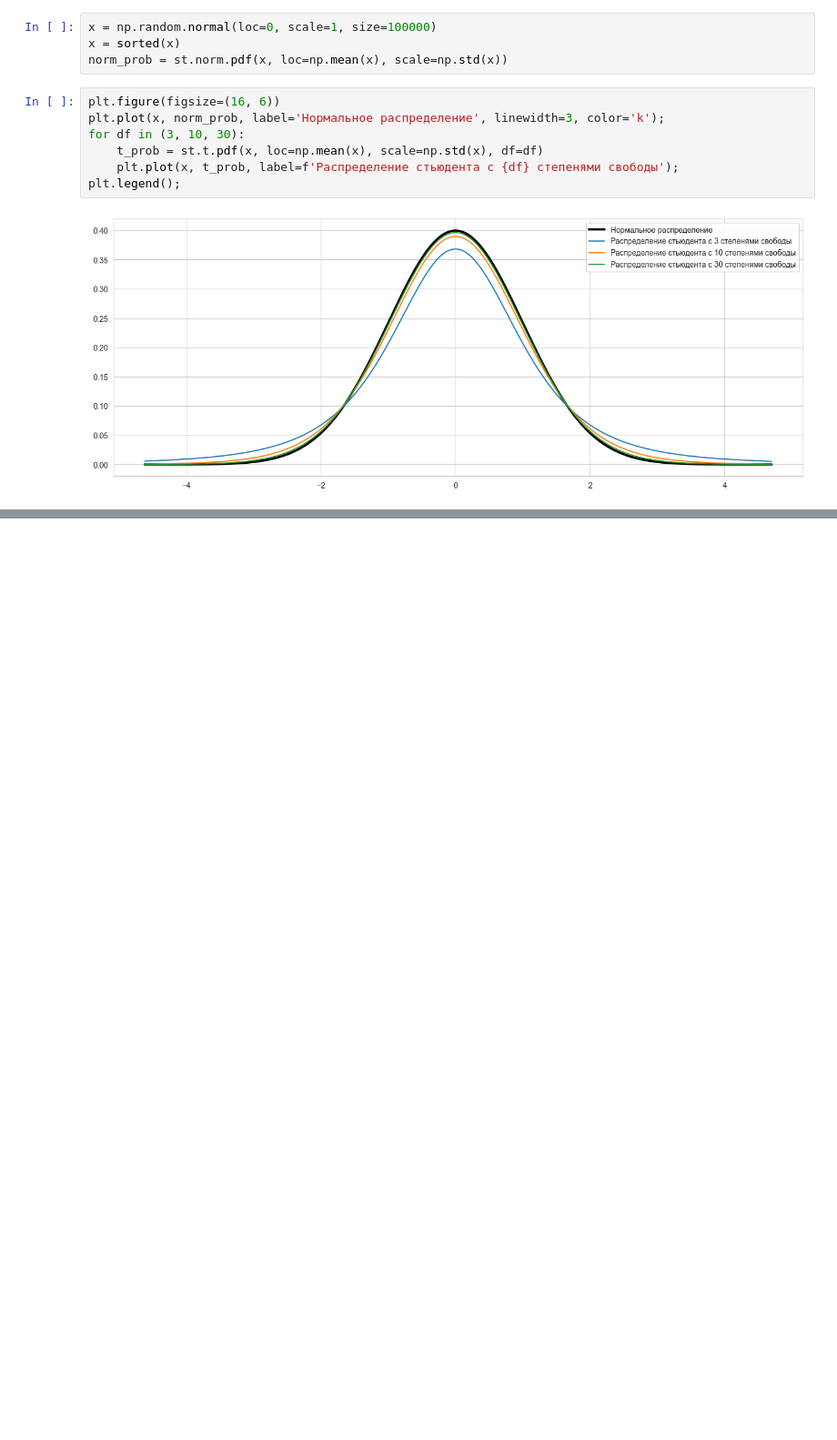
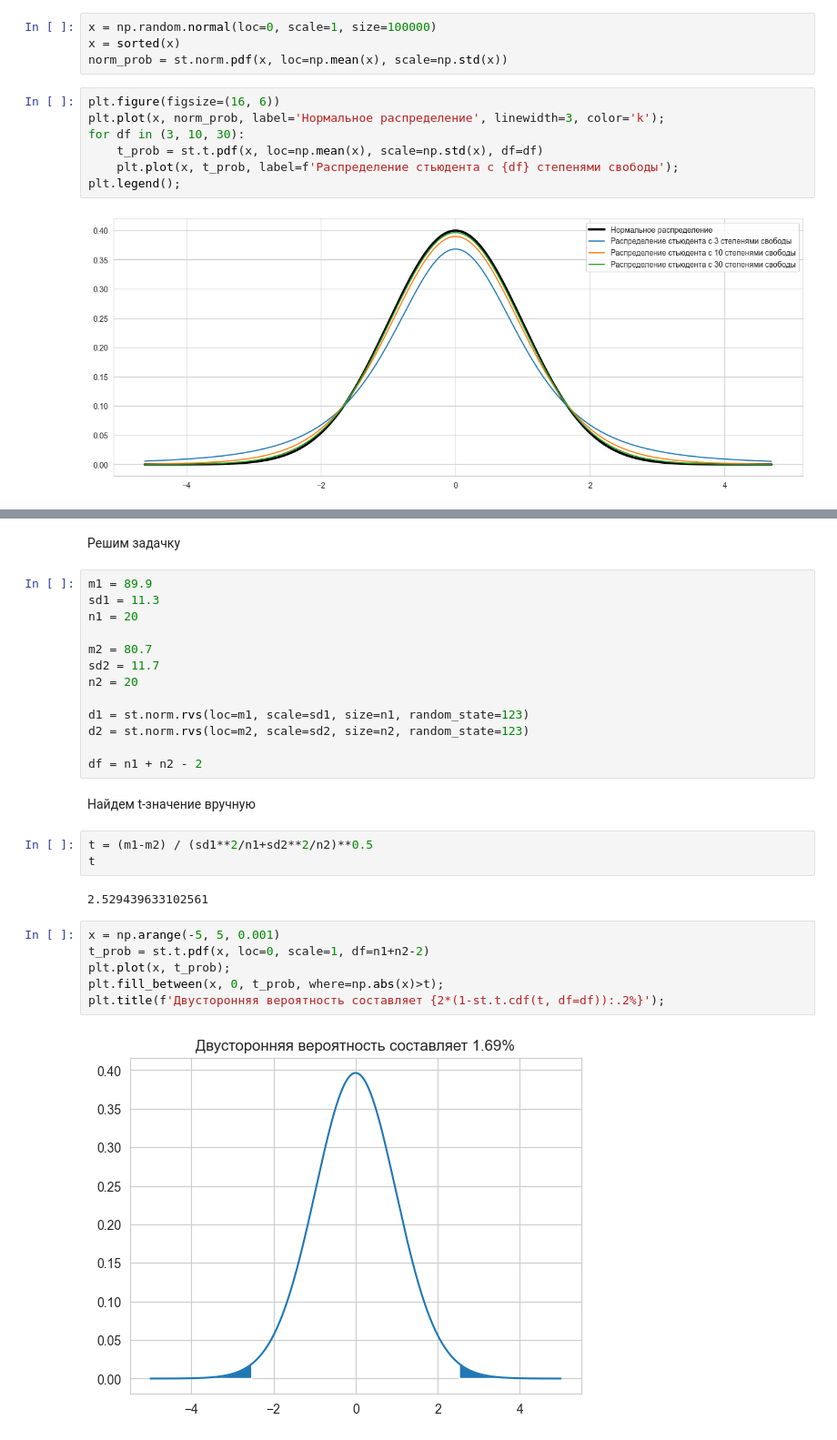
Before and after one commit to zakharkousnetsov/DS_projects, a Jupyter notebook: 00_statistics/statistics.ipynb, the cells around one changed output, grey strips where cells are left out. Shown at 91% size. Drawn from its saved outputs; the diff is of its cells as text; blank space fills up the shorter version.

```diff
--- a/00_statistics/statistics.ipynb
+++ b/00_statistics/statistics.ipynb
@@ -296,0 +315,30 @@ plt.legend();
+# %% [markdown]
+Решим задачку
+# %%
+m1 = 89.9
+sd1 = 11.3
+n1 = 20
+
+m2 = 80.7
+sd2 = 11.7
+n2 = 20
+
+d1 = st.norm.rvs(loc=m1, scale=sd1, size=n1, random_state=123)
+d2 = st.norm.rvs(loc=m2, scale=sd2, size=n2, random_state=123)
+
+df = n1 + n2 - 2
+# %% [markdown]
+Найдем t-значение вручную
+# %%
+t = (m1-m2) / (sd1**2/n1+sd2**2/n2)**0.5
+t
+# %% [output]
+2.529439633102561
+# %%
+x = np.arange(-5, 5, 0.001)
+t_prob = st.t.pdf(x, loc=0, scale=1, df=n1+n2-2)
+plt.plot(x, t_prob);
+plt.fill_between(x, 0, t_prob, where=np.abs(x)>t);
+plt.title(f'Двусторонняя вероятность составляет {2*(1-st.t.cdf(t, df=df)):.2%}');
+# %% [output]
+[figure, added]
```
Also changed, not shown: parts of 3 cells of this notebook.
